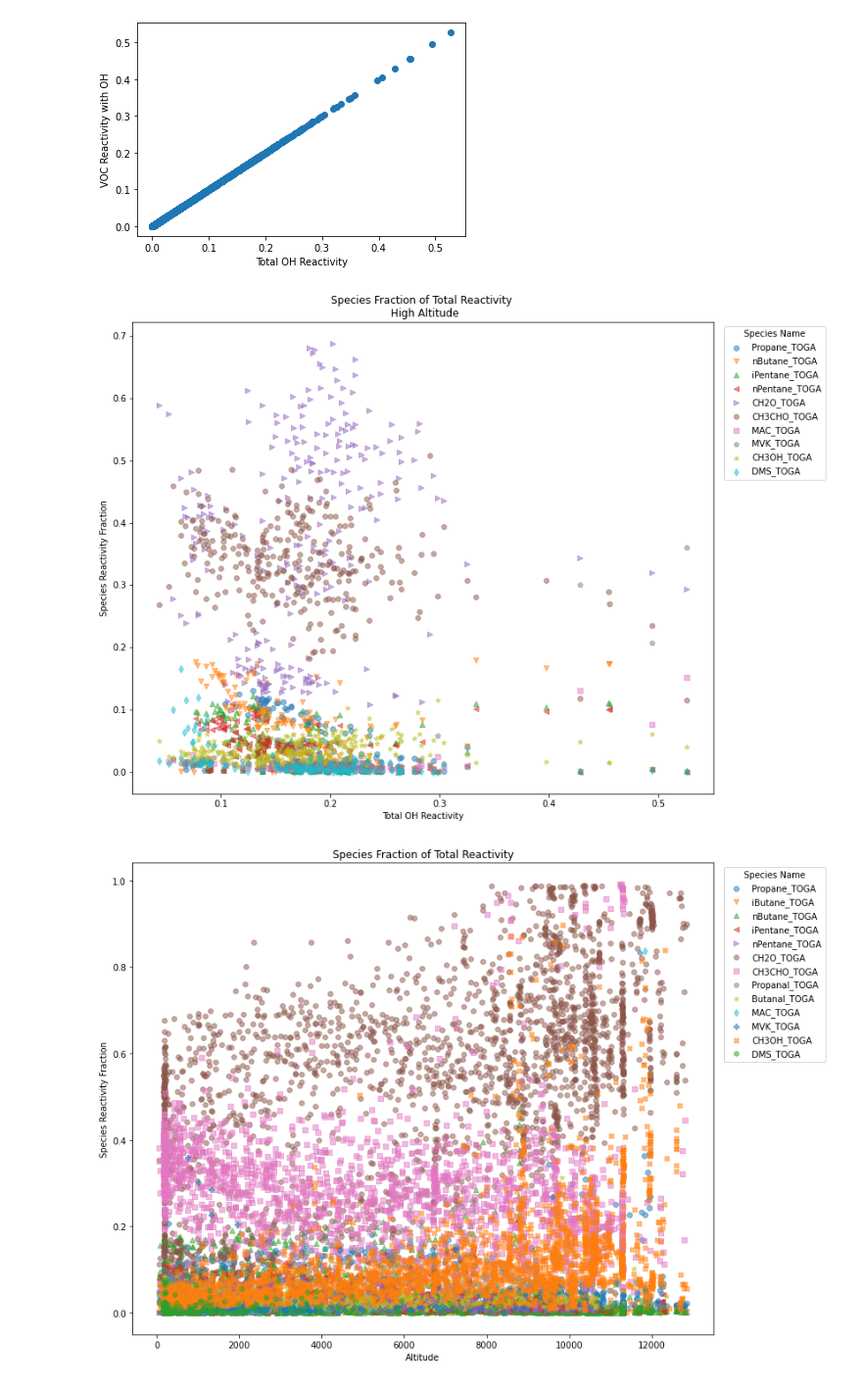
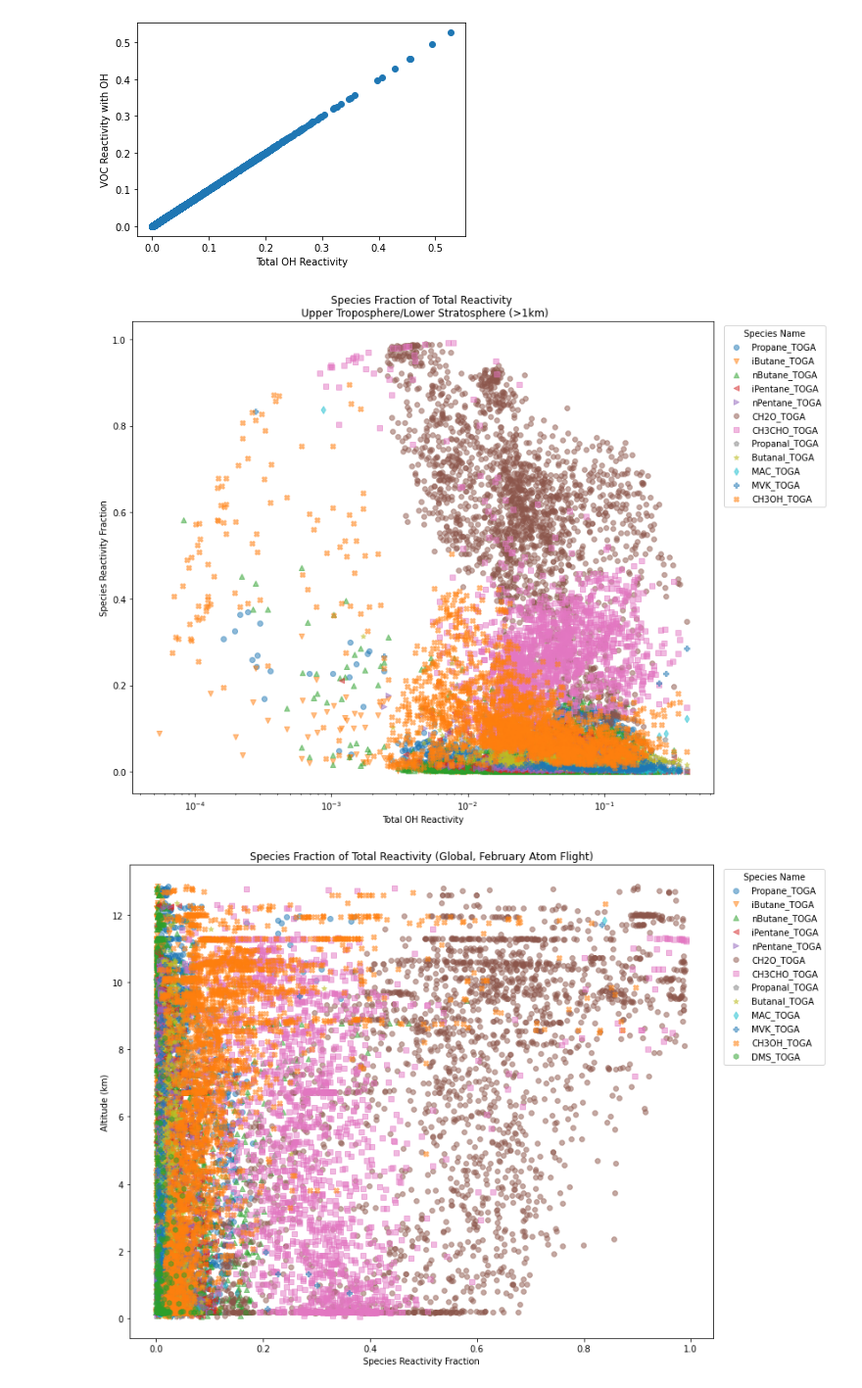
Before and after one commit to kaabre/621, a Jupyter notebook: presentation_plots.ipynb, the cells around one changed output. Shown at 98% size. Cells and saved outputs as stored; diff of their text form; code cells hidden in the pictures.

Commit message:
updated plot labels

```diff
--- a/presentation_plots.ipynb
+++ b/presentation_plots.ipynb
@@ -231,7 +231,7 @@ plt.show()
 # %% [output]
 [figure]
 # %%
-df = df_lowalt
+df = df_highalt
 figure = plt.figure(figsize=(12,10))
 #plt.scatter(df['total_react'],df['total_react'])
 m = 0
@@ -244,29 +244,30 @@ for species in species_names:
 
 plt.ylabel("Species Reactivity Fraction")
 plt.xlabel("Total OH Reactivity")
-plt.title("Species Fraction of Total Reactivity \n High Altitude")
+plt.xscale('log')
+plt.title("Species Fraction of Total Reactivity \n Upper Troposphere/Lower Stratosphere (>1km)")
 plt.legend(title='Species Name', bbox_to_anchor=(1.2, 1),loc='upper right')
-plt.savefig("species_reactivity_frac_highalt_m.png")
+plt.savefig("species_reactivity_frac_lowalt_m_log.png")
 plt.show()
 # %% [output]
-[figure, old version]
+[figure, new version]
 # %%
 df = df_all
 figure = plt.figure(figsize=(12,10))
 #plt.scatter(df['total_react'],df['total_react'])
 m = 0
 for species in species_names:
     tempy = (df[species]/df['total_react'])
     if tempy.iloc[np.where(df['total_react'] > 0.01)].max() > 0.1:
-        plt.scatter(df['altitude'],tempy,label=species,alpha=0.5,marker=filled_markers[m])
+        plt.scatter(tempy,df['altitude']/1000,label=species,alpha=0.5,marker=filled_markers[m])
         m+=1
     #plt.scatter(df['altitude'],df['voc_react'])
 
-plt.ylabel("Species Reactivity Fraction")
-plt.xlabel("Altitude")
-plt.title("Species Fraction of Total Reactivity")
+plt.xlabel("Species Reactivity Fraction")
+plt.ylabel("Altitude (km)")
+plt.title("Species Fraction of Total Reactivity (Global, February Atom Flight)")
 plt.legend(title='Species Name', bbox_to_anchor=(1.2, 1),loc='upper right')
 plt.savefig("species_reactivity_frac_vsaltitude_m.png")
 plt.show()
 # %% [output]
-[figure, old version]
+[figure, new version]
```
Also changed, not shown: parts of 2 cells of this notebook, 4 other files.
